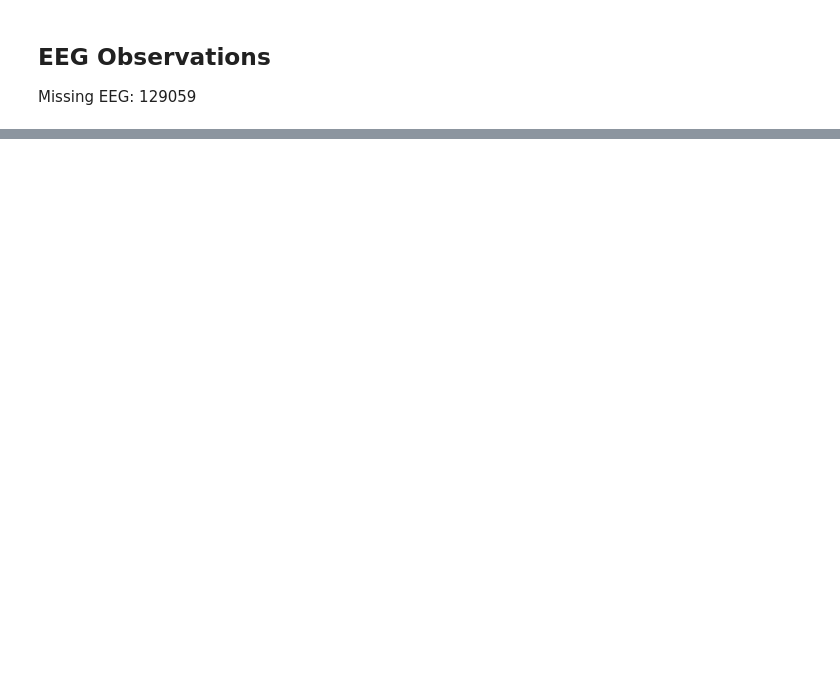
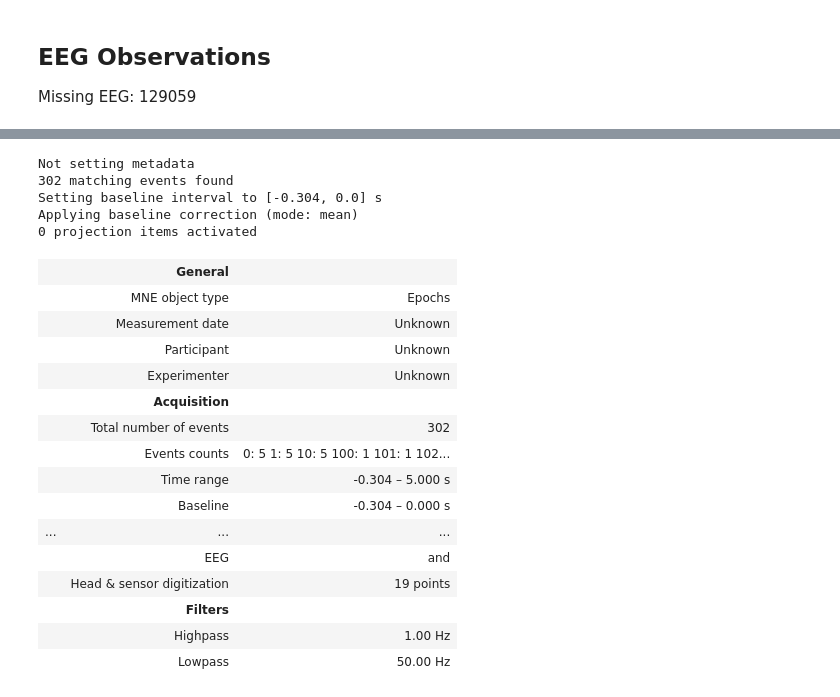
Before and after one commit to anarghya-das/hearing-data-collection, a Jupyter notebook: analyze.ipynb, the cells around one changed output, grey strips where cells are left out. Drawn from its saved outputs; the diff is of its cells as text; code cells hidden in the pictures; blank space fills up the shorter version.

```diff
--- a/analyze.ipynb
+++ b/analyze.ipynb
@@ -311,0 +279,25 @@ raw.plot_sensors()
+# %%
+epoch = mne.Epochs(raw, events, tmin=-0.3, tmax=5)
+epoch
+# %% [output]
+Not setting metadata
+302 matching events found
+Setting baseline interval to [-0.304, 0.0] s
+Applying baseline correction (mode: mean)
+0 projection items activated
+|  | General |  |
+|  | MNE object type | Epochs |
+|  | Measurement date | Unknown |
+|  | Participant | Unknown |
+|  | Experimenter | Unknown |
+|  | Acquisition |  |
+|  | Total number of events | 302 |
+|  | Events counts | 0: 5 1: 5 10: 5 100: 1 101: 1 102... |
+|  | Time range | -0.304 – 5.000 s |
+|  | Baseline | -0.304 – 0.000 s |
+| ... | ... | ... |
+|  | EEG | and |
+|  | Head & sensor digitization | 19 points |
+|  | Filters |  |
+|  | Highpass | 1.00 Hz |
+|  | Lowpass | 50.00 Hz |
```
Also changed, not shown: parts of 12 cells of this notebook.
